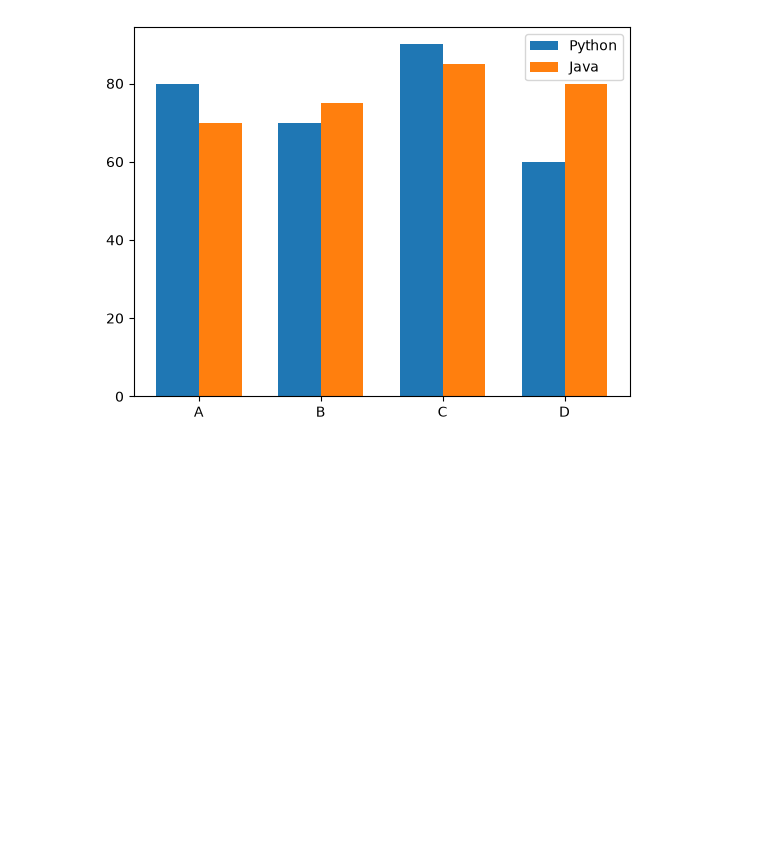
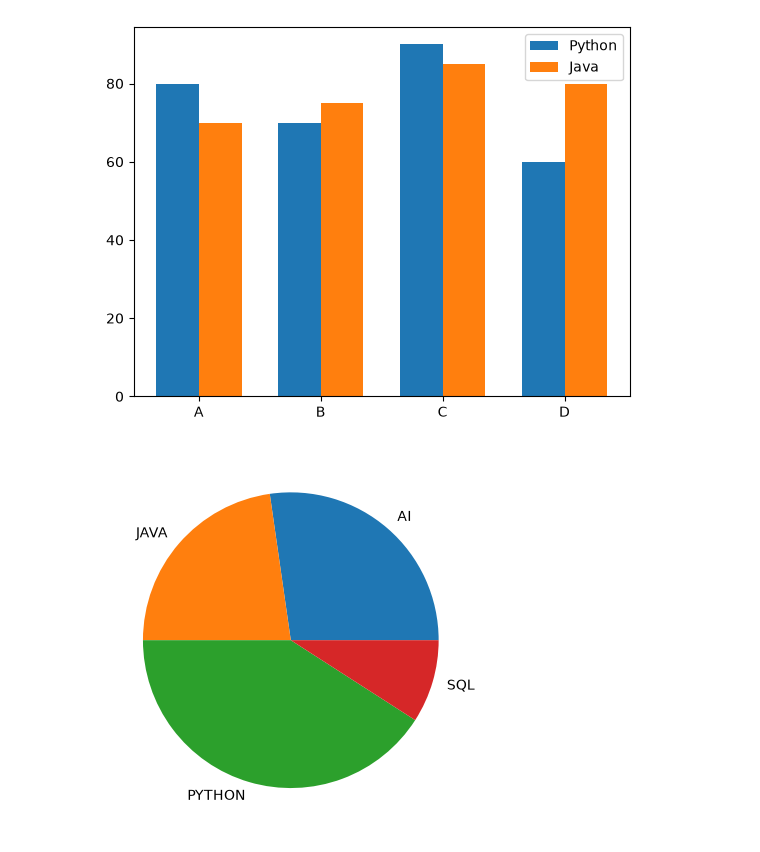
Before and after one commit to priyanship-cse/ADS_26_2026_2503201000866, a Jupyter notebook: Python/matplot.ipynb, the cells around one changed output. Drawn from its saved outputs; the diff is of its cells as text; code cells hidden in the pictures; blank space fills up the shorter version.

```diff
--- a/Python/matplot.ipynb
+++ b/Python/matplot.ipynb
@@ -76,3 +76,11 @@ plt.legend()
 plt.show()
 # %% [output]
 [figure]
+# %%
+subject = ["AI" , "JAVA" , "PYTHON" , "SQL"]
+hours = [30,25,45,10]
+
+plt.pie(hours, labels = subject)
+plt.show()
+# %% [output]
+[figure, added]
```
Also changed, not shown: parts of 1 cell of this notebook.
